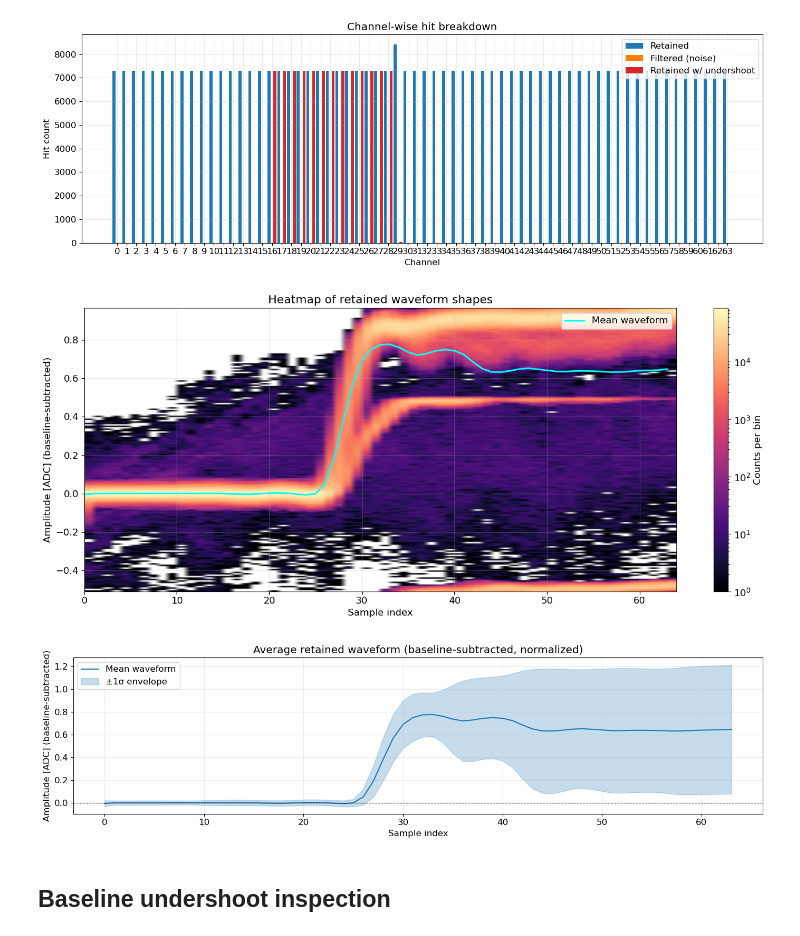
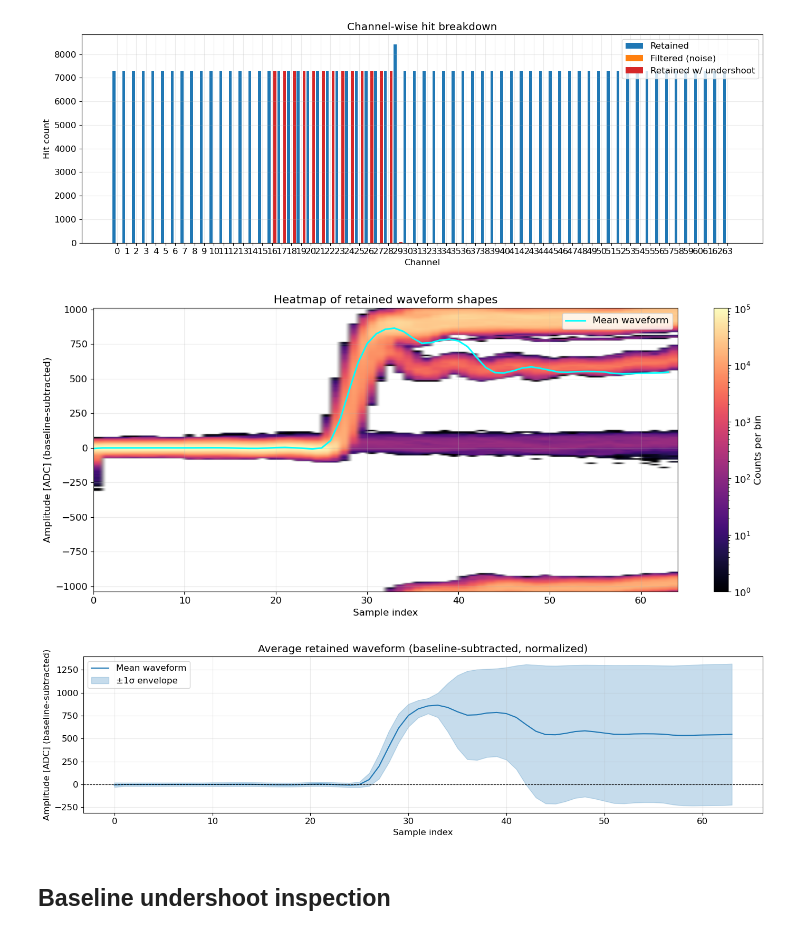
Before and after one commit to jaca230/midas_file_unpacker_app, a Jupyter notebook: notebooks/SAMPIC/noise_filtering_waveforms.ipynb, the cells around one changed output. Drawn from its saved outputs; the diff is of its cells as text; code cells hidden in the pictures.

```diff
--- a/notebooks/SAMPIC/noise_filtering_waveforms.ipynb
+++ b/notebooks/SAMPIC/noise_filtering_waveforms.ipynb
@@ -256,19 +256,15 @@ if non_noise_waveforms:
     if min_len == 0:
         raise RuntimeError("Encountered zero-length waveform; cannot build heatmap.")
 
-    # --- Baseline subtraction and optional normalization ---
+    # --- Baseline subtraction ---
     baseline_samples = 10  # use first N samples as baseline reference
-    normalize = True
-
     processed = []
     for wf in non_noise_waveforms:
         wf = wf[:min_len]
         wf = wf - np.mean(wf[:baseline_samples])  # baseline subtract
-        if normalize:
-            amp_range = np.ptp(wf) + 1e-6  # avoid div by zero
-            wf = wf / amp_range
         processed.append(wf)
     trimmed = np.stack(processed)
+
 
     # --- Flatten for histogram ---
     sample_indices = np.tile(np.arange(min_len), trimmed.shape[0])
@@ -294,35 +290,35 @@ if non_noise_waveforms:
     ax.set_xlabel("Sample index")
     ax.set_ylabel("Amplitude [ADC] (baseline-subtracted)")
     ax.set_title("Heatmap of retained waveform shapes")
 
     # --- Mean waveform (same scale as heatmap) ---
     mean_wave = trimmed.mean(axis=0)
     std_wave = trimmed.std(axis=0)
     ax.plot(np.arange(min_len), mean_wave, color="cyan", lw=2, label="Mean waveform")
     ax.legend(loc="upper right")
 
     plt.tight_layout()
     plt.show()
 
     # --- Average waveform ±1σ envelope ---
     fig, ax = plt.subplots(figsize=(14, 4))
     x = np.arange(min_len)
     ax.plot(x, mean_wave, color="tab:blue", label="Mean waveform")
     ax.fill_between(x, mean_wave - std_wave, mean_wave + std_wave,
                     color="tab:blue", alpha=0.25, label="±1σ envelope")
     ax.axhline(0, color="k", lw=0.8, ls="--")
     ax.set_xlabel("Sample index")
     ax.set_ylabel("Amplitude [ADC] (baseline-subtracted)")
     ax.set_title("Average retained waveform (baseline-subtracted, normalized)")
     ax.legend()
     plt.tight_layout()
     plt.show()
 
 else:
     print("No non-noise waveforms collected – relax thresholds or check data file.")
 # %% [output]
-[figure, old version]
+[figure, new version]
-[figure, old version]
+[figure, new version]
 # %% [markdown]
 ## Baseline undershoot inspection
 # %%
```
Also changed, not shown: parts of 1 cell of this notebook.
